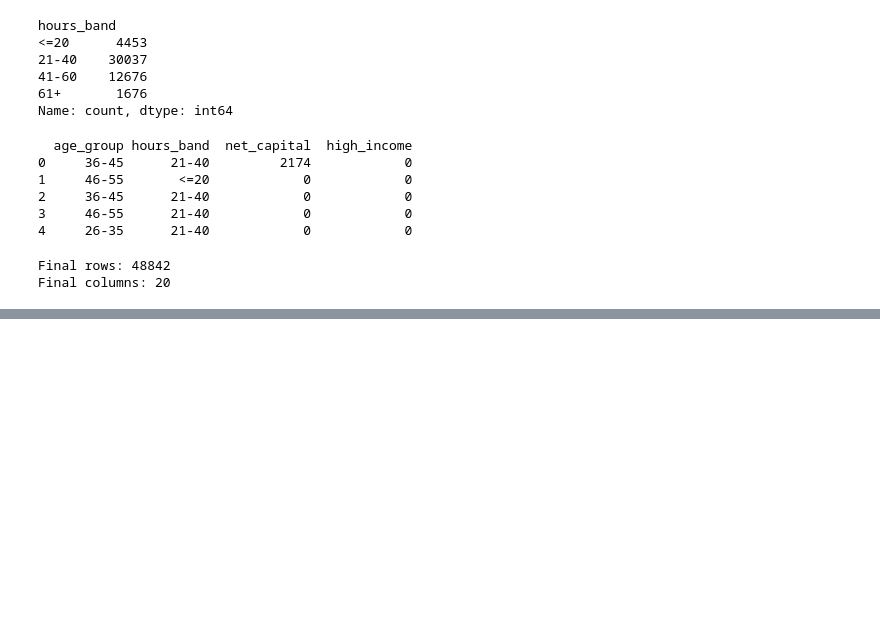
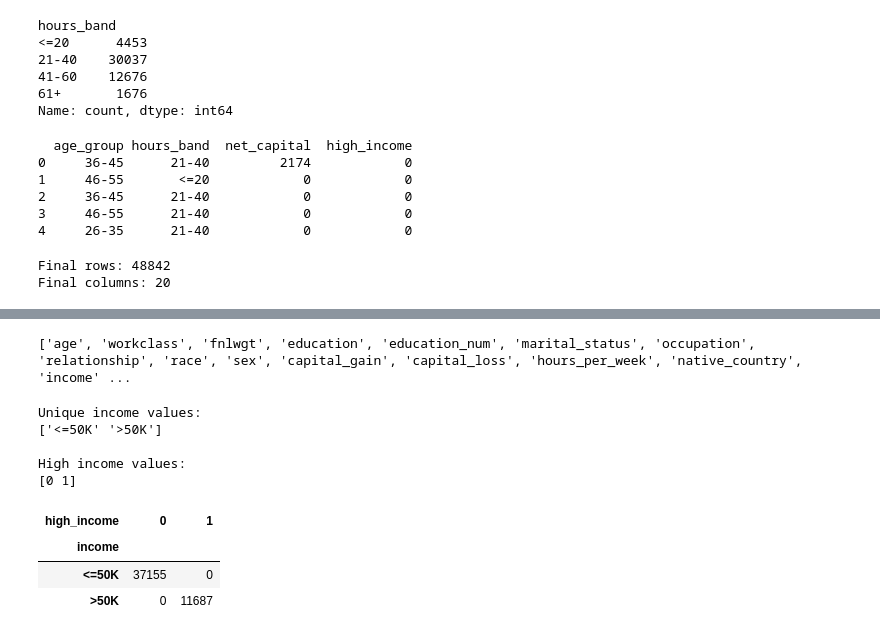
Before and after one commit to greeshavaishnavi09/Adult_Income, a Jupyter notebook: src/Data Cleaning.ipynb, the cells around one changed output, grey strips where cells are left out. Cells and saved outputs as stored; diff of their text form; code cells hidden in the pictures; blank space fills up the shorter version.

```diff
--- a/src/Data Cleaning.ipynb
+++ b/src/Data Cleaning.ipynb
@@ -771,0 +805,34 @@ Final columns: 20
+# %%
+# check final columns
+
+print(df.columns.tolist())
+# %% [output]
+['age', 'workclass', 'fnlwgt', 'education', 'education_num', 'marital_status', 'occupation', 'relationship', 'race', 'sex', 'capital_gain', 'capital_loss', 'hours_per_week', 'native_country', 'income' ...
+# %%
+# validate income values
+
+print("Unique income values:")
+print(df["income"].unique())
+
+print("\nHigh income values:")
+print(df["high_income"].unique())
+# %% [output]
+Unique income values:
+['<=50K' '>50K']
+
+High income values:
+[0 1]
+# %%
+# validate high income mapping
+
+income_check = pd.crosstab(
+    df["income"],
+    df["high_income"]
+)
+
+income_check
+# %% [output]
+| high_income | 0 | 1 |
+| income |  |  |
+| <=50K | 37155 | 0 |
+| >50K | 0 | 11687 |
```
Also changed, not shown: parts of 7 cells of this notebook, 2 other files.
